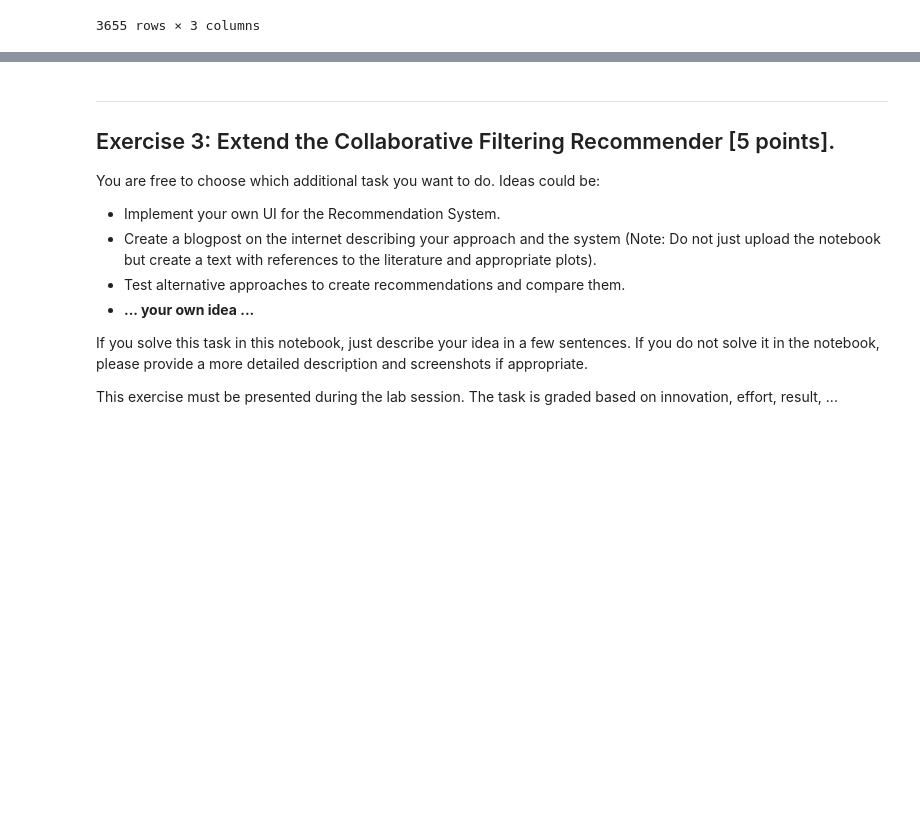
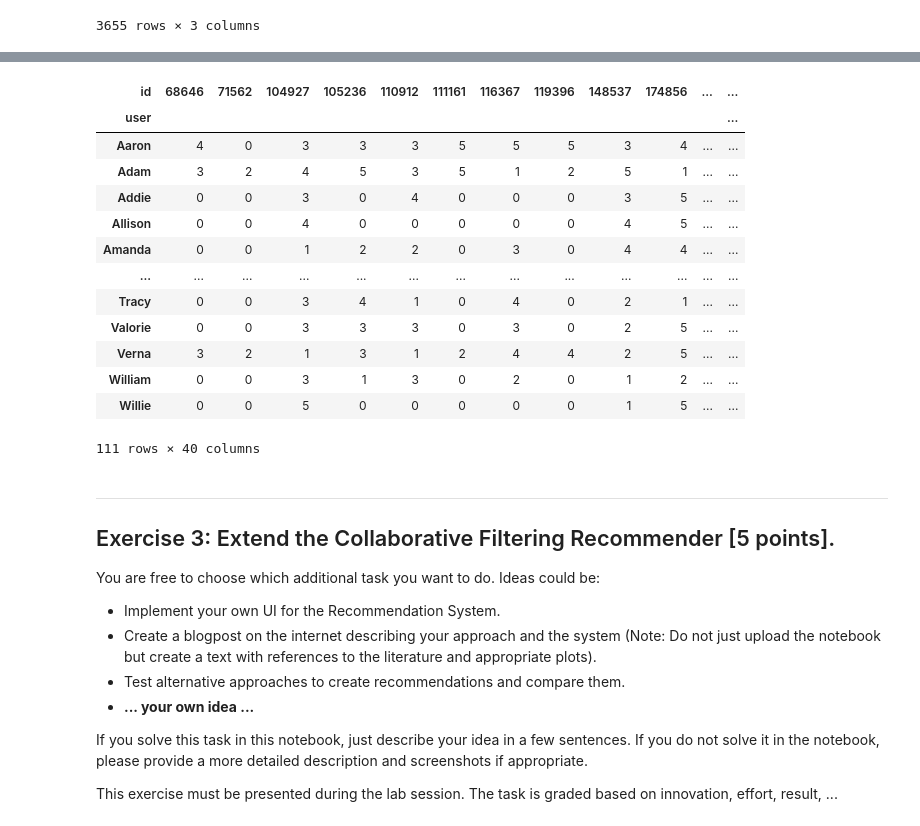
Before and after one commit to arslasel/PythonMathProjects, a Jupyter notebook: MachineLearningDataMining/GradedLab01.ipynb, the cells around one changed output, grey strips where cells are left out. Cells and saved outputs as stored; diff of their text form; code cells hidden in the pictures; blank space fills up the shorter version.

```diff
--- a/MachineLearningDataMining/GradedLab01.ipynb
+++ b/MachineLearningDataMining/GradedLab01.ipynb
@@ -352,3 +406,20 @@ The item-based recommendations for not implemented are: not implemented.
+# %%
+ratings
+# %% [output]
+| id | 68646 | 71562 | 104927 | 105236 | 110912 | 111161 | 116367 | 119396 | 148537 | 174856 | ... | ... |
+| user |  |  |  |  |  |  |  |  |  |  |  | ... |
+| Aaron | 4 | 0 | 3 | 3 | 3 | 5 | 5 | 5 | 3 | 4 | ... | ... |
+| Adam | 3 | 2 | 4 | 5 | 3 | 5 | 1 | 2 | 5 | 1 | ... | ... |
+| Addie | 0 | 0 | 3 | 0 | 4 | 0 | 0 | 0 | 3 | 5 | ... | ... |
+| Allison | 0 | 0 | 4 | 0 | 0 | 0 | 0 | 0 | 4 | 5 | ... | ... |
+| Amanda | 0 | 0 | 1 | 2 | 2 | 0 | 3 | 0 | 4 | 4 | ... | ... |
+| ... | ... | ... | ... | ... | ... | ... | ... | ... | ... | ... | ... | ... |
+| Tracy | 0 | 0 | 3 | 4 | 1 | 0 | 4 | 0 | 2 | 1 | ... | ... |
+| Valorie | 0 | 0 | 3 | 3 | 3 | 0 | 3 | 0 | 2 | 5 | ... | ... |
+| Verna | 3 | 2 | 1 | 3 | 1 | 2 | 4 | 4 | 2 | 5 | ... | ... |
+| William | 0 | 0 | 3 | 1 | 3 | 0 | 2 | 0 | 1 | 2 | ... | ... |
+| Willie | 0 | 0 | 5 | 0 | 0 | 0 | 0 | 0 | 1 | 5 | ... | ... |
+111 rows × 40 columns
 # %% [markdown]
 ---
 
```
Also changed, not shown: parts of 3 cells of this notebook.
